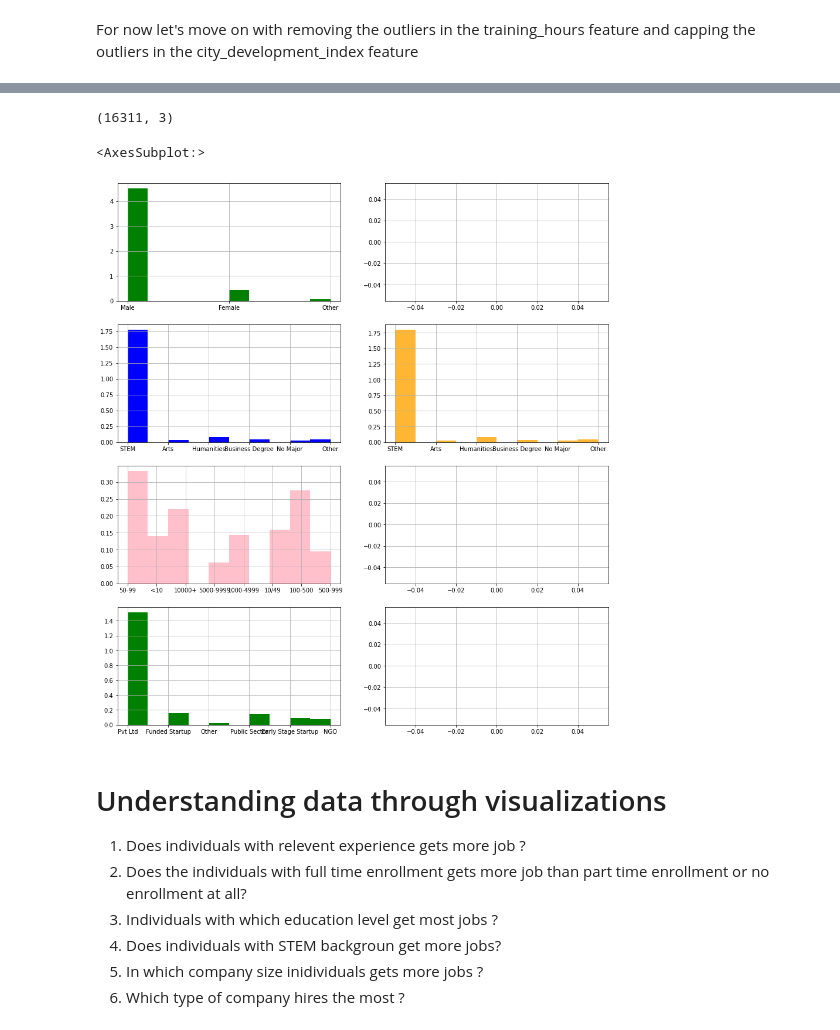
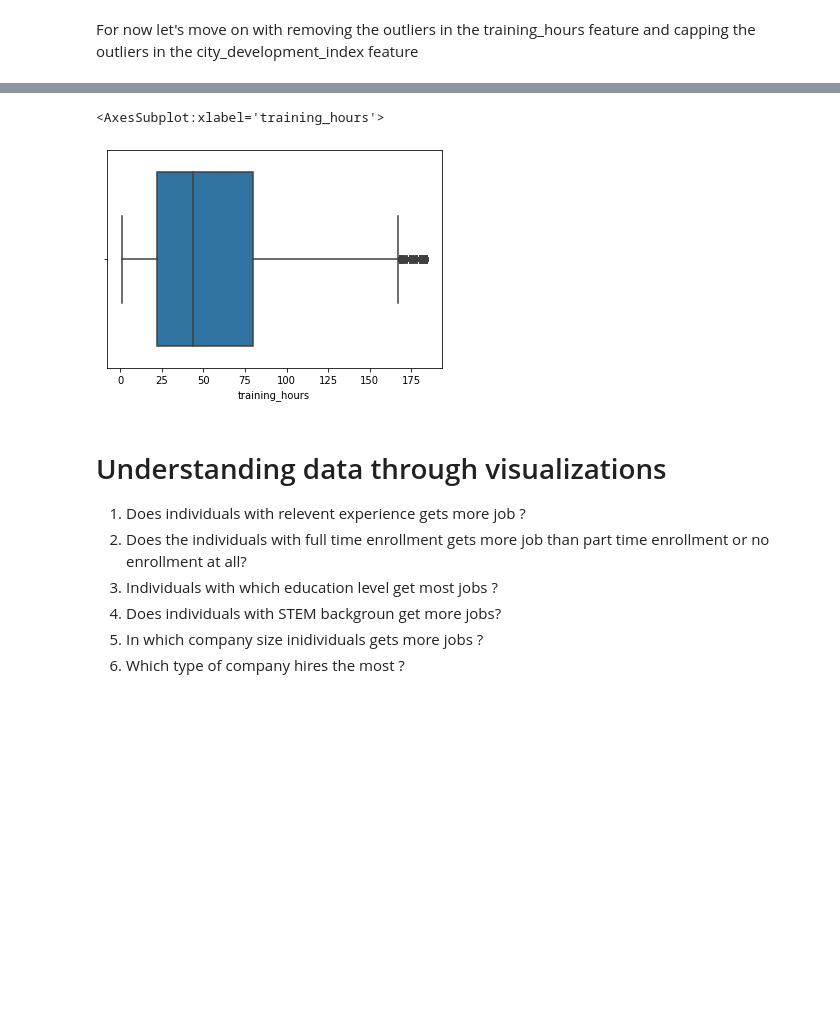
Before and after one commit to yuvraaj2002/Old_projects, a Jupyter notebook: DS job and salary prediction/DS_job_prediction.ipynb, the cells around one changed output, grey strips where cells are left out. Drawn from its saved outputs; the diff is of its cells as text; code cells hidden in the pictures; blank space fills up the shorter version.

```diff
--- a/DS job and salary prediction/DS_job_prediction.ipynb
+++ b/DS job and salary prediction/DS_job_prediction.ipynb
@@ -423,25 +368,10 @@ df.head(5)
-# %%
-temp_Df.shape
-# %% [output]
-(16311, 3)
-# %%
-# Let's check the distribution before and after the imputation
-fig,ax = plt.subplots(4,2 ,figsize=(15, 17))
-
-df['gender'].hist(ax=ax[0][0], density=True, color='green')
-check2['Gender'].hist(ax=ax[0][1], color='orange', density=True)
-
-df['major_discipline'].hist(ax=ax[1][0], density=True, color='blue')
-check2['Major_disciline'].hist(ax=ax[1][1], color='orange', density=True, alpha=0.8)
-
-df['company_size'].hist(ax=ax[2][0], density=True, color='pink')
-check2['Company_Size'].hist(ax=ax[2][1], color='orange', density=True, alpha=0.8)
-
-df['company_type'].hist(ax=ax[3][0], density=True, color='green')
-check2['Company_Type'].hist(ax=ax[3][1], color='orange', density=True, alpha=0.8)
-# %% [output]
-<AxesSubplot:>
-[figure, removed]
+# %%
+# Trimming the outliers
+df = df[df['training_hours'] < Upper_lmt_th]
+sns.boxplot(x = df['training_hours'])
+# %% [output]
+<AxesSubplot:xlabel='training_hours'>
+[figure, added]
 # %% [markdown]
 # Understanding data through visualizations
 
```
Also changed, not shown: parts of 17 cells of this notebook.
